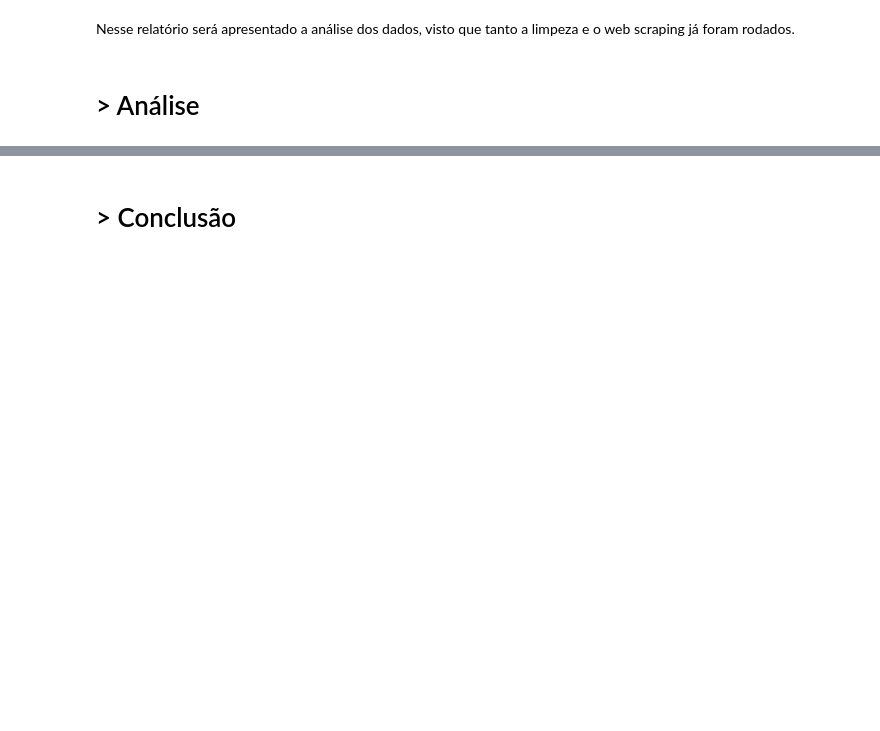
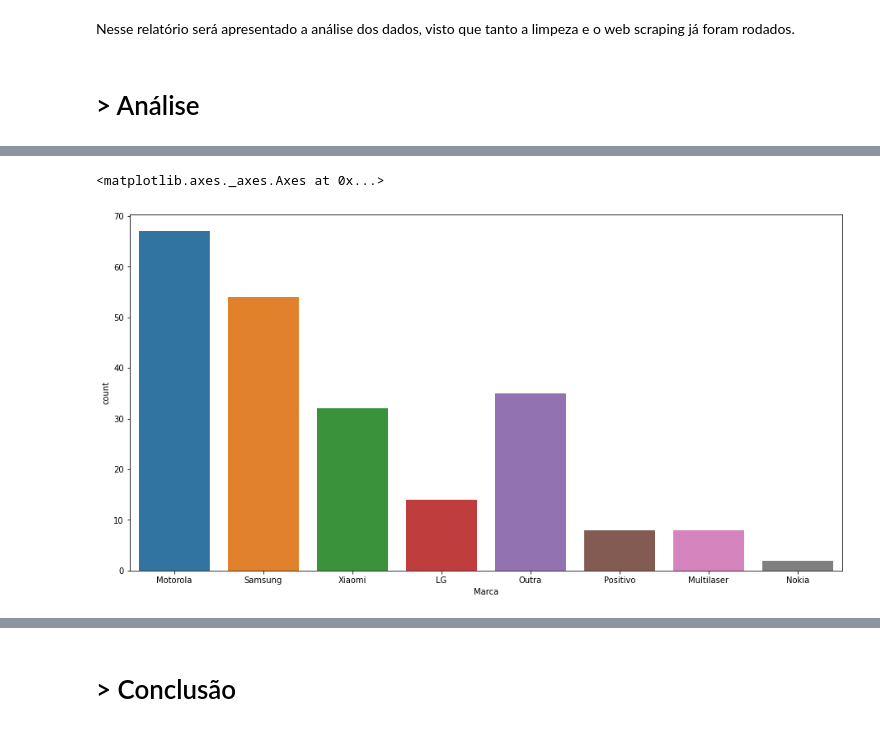
Before and after one commit to GustavoG-bot/Projeto_analise_de_fontes, a Jupyter notebook: notebook/Projeto de analise de fontes - Entrega Final.ipynb, the cells around one changed output, grey strips where cells are left out. Cells and saved outputs as stored; diff of their text form; code cells hidden in the pictures; blank space fills up the shorter version.

```diff
--- a/notebook/Projeto de analise de fontes - Entrega Final.ipynb
+++ b/notebook/Projeto de analise de fontes - Entrega Final.ipynb
@@ -29,0 +34,5 @@ Nesse relatório será apresentado a análise dos dados, visto que tanto a limpe
+# %%
+PATH_WIL_INPUT = r'C:\Users\wilgn\Desktop\Faculdade\3° Semestre\Analise de fontes e textos desestruturados na web\Projeto\Projeto_analise_de_fontes\input\\'
+os.chdir(os.path.dirname(PATH_WIL_INPUT))
+df = pd.read_csv('scraping_limpo.csv')
+os.chdir(os.path.dirname(os.getcwd()))
@@ -29,0 +44,5 @@ Nesse relatório será apresentado a análise dos dados, visto que tanto a limpe
+# %%
+tratamento_marca = marca(df);
+# %%
+tratamento_marca.reset_index(drop=True, inplace=True)
+tratamento_marca = tratamento_marca.drop(columns='Unnamed: 0')
@@ -29,0 +58,3 @@ Nesse relatório será apresentado a análise dos dados, visto que tanto a limpe
+# %%
+tratamento_capacidade = capacidade(tratamento_marca);
+tratamento_cor = cores(tratamento_capacidade);
@@ -29,0 +80,8 @@ Nesse relatório será apresentado a análise dos dados, visto que tanto a limpe
+# %%
+fig = plt.figure(figsize=(12,6))
+ax = fig.add_axes([0,0,1,1])
+
+sns.countplot(x='Marca', data=tratamento_cor, ax=ax)
+# %% [output]
+<matplotlib.axes._axes.Axes at 0x...>
+[figure, added]
```
Also changed, not shown: parts of 15 cells of this notebook.
